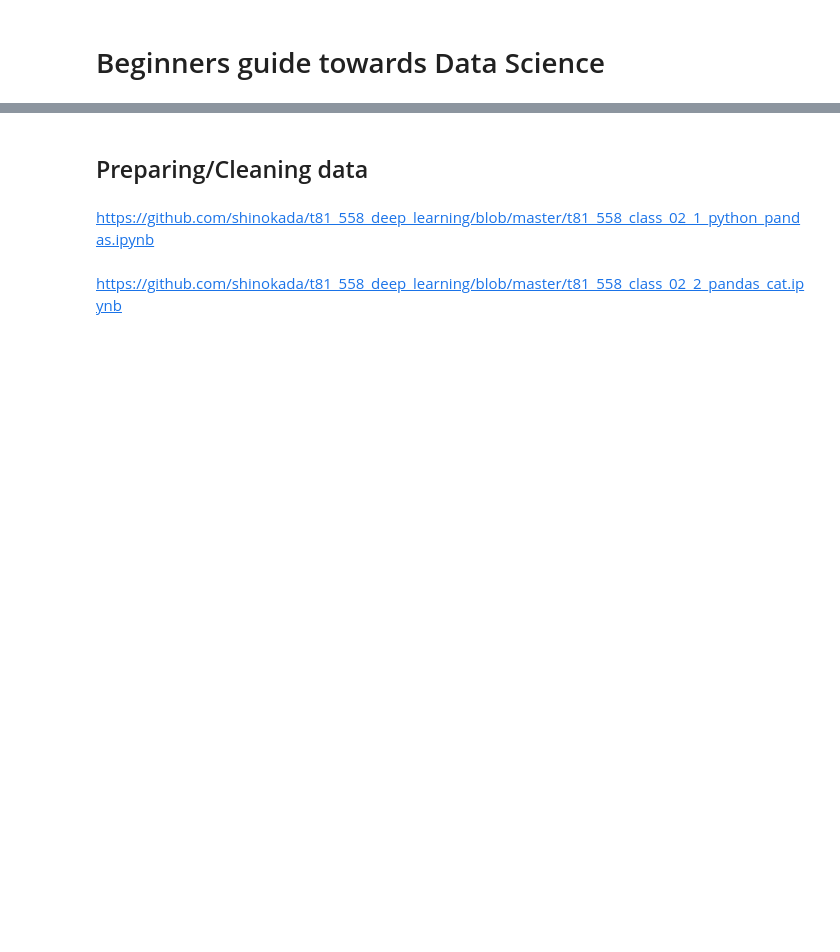
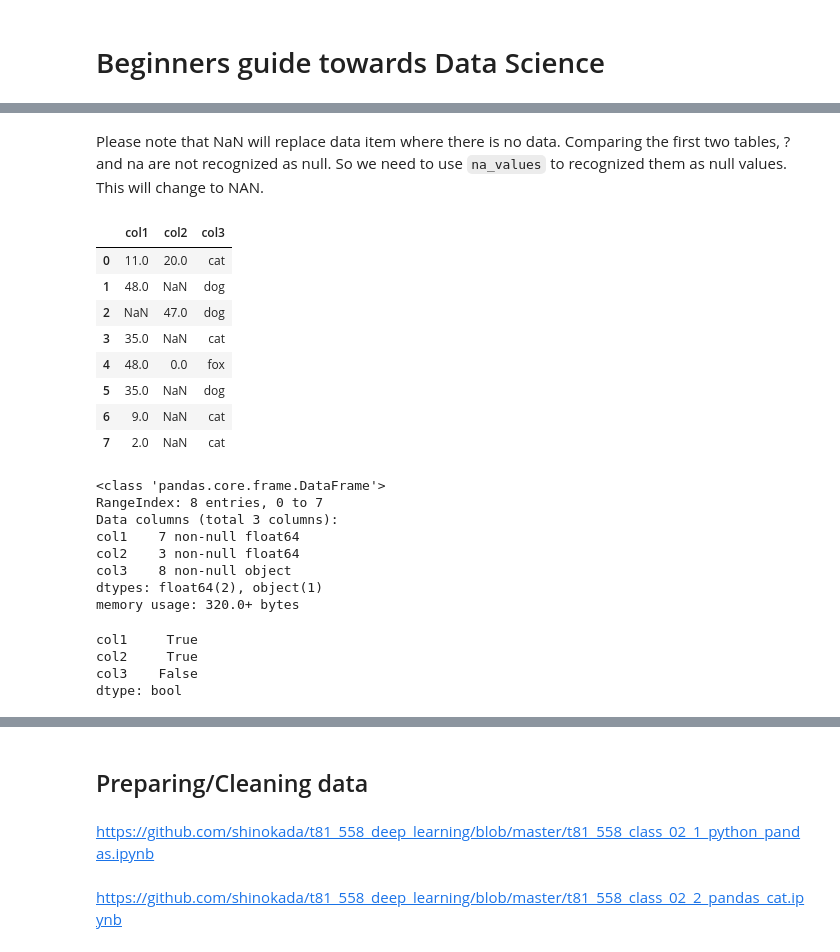
Before and after one commit to shinokada/python-for-ib-diploma-mathematics, a Jupyter notebook: Beginners_guide_towards_Data_Science.ipynb, the cells around one changed output, grey strips where cells are left out. Saved outputs shown, nothing was run; the diff lists cells and outputs as text; code cells hidden in the pictures; blank space fills up the shorter version.

```diff
--- a/Beginners_guide_towards_Data_Science.ipynb
+++ b/Beginners_guide_towards_Data_Science.ipynb
@@ -26,0 +51,30 @@ There are many resources you can find online. This is [my collection of data sou
+# %% [markdown]
+Please note that NaN will replace data item where there is no data.
+Comparing the first two tables, ? and na are not recognized as null. So we need to use `na_values` to recognized them as null values. This will change to NAN.
+# %%
+df = pd.read_csv('./Data/missing.csv', na_values=['?','na'])
+df
+df.info()
+df.isnull().any()
+# %% [output]
+|  | col1 | col2 | col3 |
+| 0 | 11.0 | 20.0 | cat |
+| 1 | 48.0 | NaN | dog |
+| 2 | NaN | 47.0 | dog |
+| 3 | 35.0 | NaN | cat |
+| 4 | 48.0 | 0.0 | fox |
+| 5 | 35.0 | NaN | dog |
+| 6 | 9.0 | NaN | cat |
+| 7 | 2.0 | NaN | cat |
+<class 'pandas.core.frame.DataFrame'>
+RangeIndex: 8 entries, 0 to 7
+Data columns (total 3 columns):
+col1    7 non-null float64
+col2    3 non-null float64
+col3    8 non-null object
+dtypes: float64(2), object(1)
+memory usage: 320.0+ bytes
+col1     True
+col2     True
+col3    False
+dtype: bool
```
Also changed, not shown: parts of 26 cells of this notebook, 5 other files.
